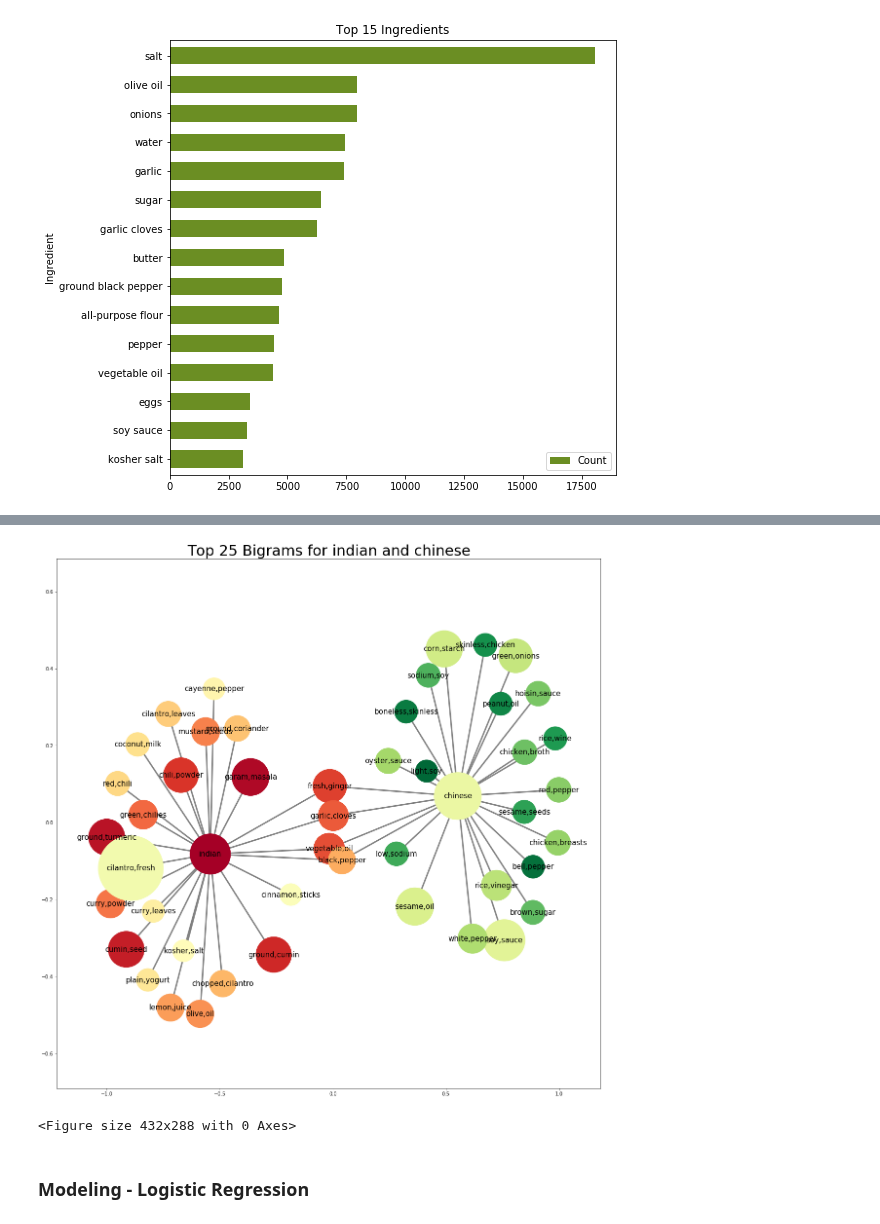
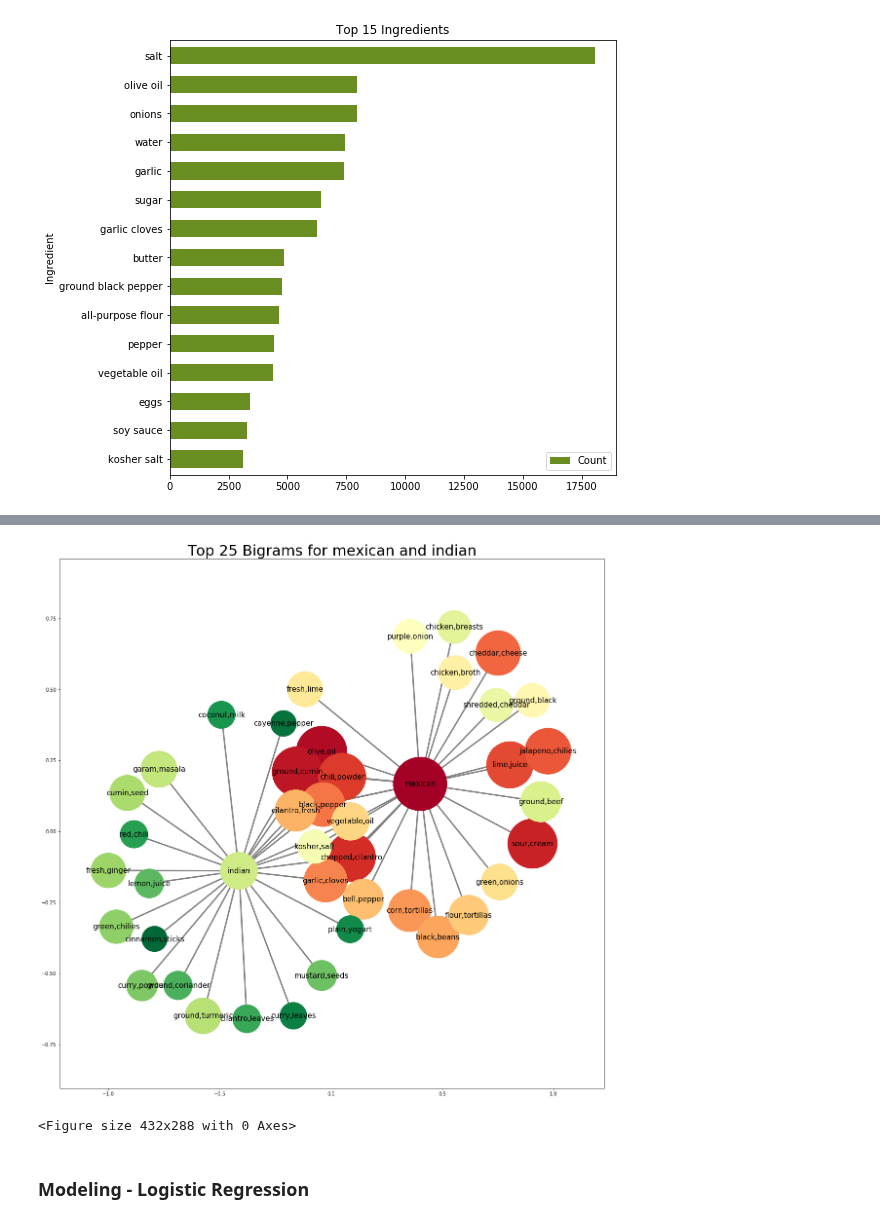
Before and after one commit to hsing-yi-wang/Kaggle_Projects, a Jupyter notebook: What_is_cooking.ipynb, the cells around one changed output, grey strips where cells are left out. Saved outputs shown, nothing was run; the diff lists cells and outputs as text; code cells hidden in the pictures.

```diff
--- a/What_is_cooking.ipynb
+++ b/What_is_cooking.ipynb
@@ -137,9 +150,9 @@ def net_diagram(*cuisines):
     plt.show()
     plt.savefig('network.png')
 # %%
-net_diagram('indian','chinese')
+net_diagram('mexican','indian')
 # %% [output]
-[figure, old version]
+[figure, new version]
 <Figure size 432x288 with 0 Axes>
 # %% [markdown]
 ### Modeling - Logistic Regression
```
Also changed, not shown: parts of 3 cells of this notebook, 1 other file.
